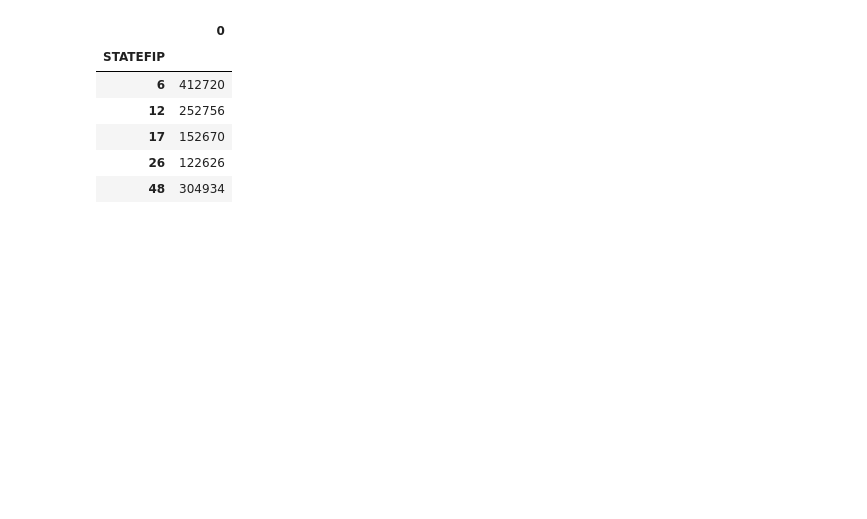
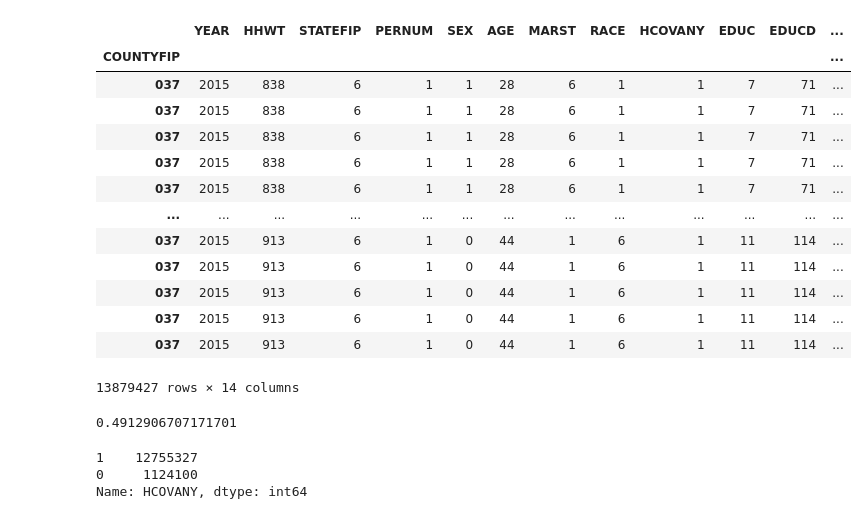
Before and after one commit to john-c-simmons/pres_election, a Jupyter notebook: notebooks/cc/Census_Data.ipynb, the cells around one changed output. Cells and saved outputs as stored; diff of their text form; code cells hidden in the pictures; blank space fills up the shorter version.

```diff
--- a/notebooks/cc/Census_Data.ipynb
+++ b/notebooks/cc/Census_Data.ipynb
@@ -7,7 +7,7 @@ predf = pd.read_csv('../../data/usa_00004.csv.gz')
 # %%
 predf =  predf.loc[predf['PERNUM'] == 1]
 # %%
-predf = predf.drop(['SAMPLE', 'SERIAL', 'CBSERIAL', 'CLUSTER', 'COUNTYICP','STRATA','PERNUM_HEAD', 'GQ', 'RACED'], axis = 1)
+predf = predf.drop(['SAMPLE', 'SERIAL', 'CBSERIAL', 'CLUSTER', 'COUNTYICP','STRATA','PERNUM_HEAD', 'GQ', 'RACED', 'PERWT'], axis = 1)
 # %%
 predf.info()
 # %% [output]
@@ -31 +31,5 @@ memory usage: 11.5 MB
+# %%
+predf.HCOVANY.replace({1:0, 2:1}, inplace=True)
+# %%
+predf.SEX.replace({1:0, 2:1}, inplace=True)
 # %%
@@ -74,11 +131,31 @@ def catmap(df, column, dict):
     return dfcatmap
 # %%
-pd.DataFrame(df.groupby(['STATEFIP', 'COUNTYFIP']).count().T.sum()).reset_index().groupby('STATEFIP').sum()
+#pd.DataFrame(df.groupby(['STATEFIP', 'COUNTYFIP']).count().T.sum()).reset_index().groupby('STATEFIP').sum()
-# %% [output]
-|  | 0 |
-| STATEFIP |  |
-| 6 | 412720 |
-| 12 | 252756 |
-| 17 | 152670 |
-| 26 | 122626 |
-| 48 | 304934 |
+# %%
+CA2015 = YearStateDF(df, 2015, 6)
+CA2015
+# %% [output]
+|  | YEAR | HHWT | STATEFIP | PERNUM | SEX | AGE | MARST | RACE | HCOVANY | EDUC | EDUCD | ... |
+| COUNTYFIP |  |  |  |  |  |  |  |  |  |  |  | ... |
+| 037 | 2015 | 838 | 6 | 1 | 1 | 28 | 6 | 1 | 1 | 7 | 71 | ... |
+| 037 | 2015 | 838 | 6 | 1 | 1 | 28 | 6 | 1 | 1 | 7 | 71 | ... |
+| 037 | 2015 | 838 | 6 | 1 | 1 | 28 | 6 | 1 | 1 | 7 | 71 | ... |
+| 037 | 2015 | 838 | 6 | 1 | 1 | 28 | 6 | 1 | 1 | 7 | 71 | ... |
+| 037 | 2015 | 838 | 6 | 1 | 1 | 28 | 6 | 1 | 1 | 7 | 71 | ... |
+| ... | ... | ... | ... | ... | ... | ... | ... | ... | ... | ... | ... | ... |
+| 037 | 2015 | 913 | 6 | 1 | 0 | 44 | 1 | 6 | 1 | 11 | 114 | ... |
+| 037 | 2015 | 913 | 6 | 1 | 0 | 44 | 1 | 6 | 1 | 11 | 114 | ... |
+| 037 | 2015 | 913 | 6 | 1 | 0 | 44 | 1 | 6 | 1 | 11 | 114 | ... |
+| 037 | 2015 | 913 | 6 | 1 | 0 | 44 | 1 | 6 | 1 | 11 | 114 | ... |
+| 037 | 2015 | 913 | 6 | 1 | 0 | 44 | 1 | 6 | 1 | 11 | 114 | ... |
+13879427 rows × 14 columns
+# %%
+CA2015.SEX.mean()
+# %% [output]
+0.4912906707171701
+# %%
+CA2015.HCOVANY.value_counts()
+# %% [output]
+1    12755327
+0     1124100
+Name: HCOVANY, dtype: int64
```
Also changed, not shown: parts of 42 cells of this notebook, 1 other file.
